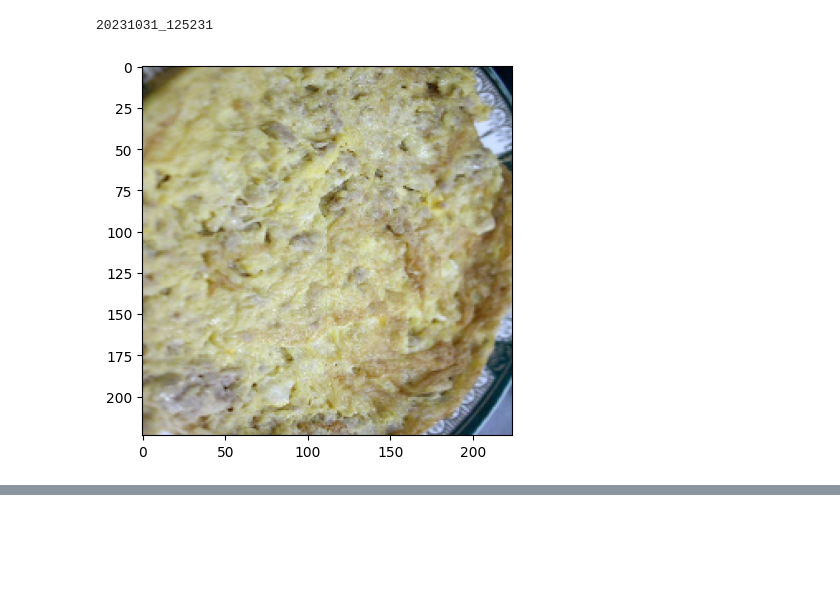
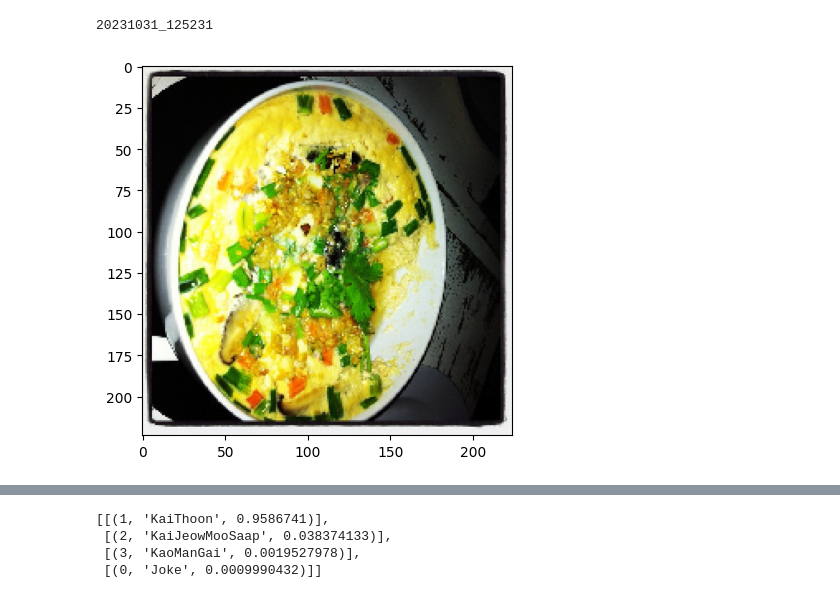
Before and after one commit to gnapat/CNN_Imageclassified, a Jupyter notebook: presentation.ipynb, the cells around one changed output, grey strips where cells are left out. Cells and saved outputs as stored; diff of their text form; code cells hidden in the pictures; blank space fills up the shorter version.

```diff
--- a/presentation.ipynb
+++ b/presentation.ipynb
@@ -462,6 +462,10 @@ def mo_imagenet_decode_predictions( preds, top=5 ):
 
     return CLASS_INDEX, results
 # %%
-plt.imshow(tf.keras.preprocessing.image.array_to_img(X_test[99])); plt.show()
+plt.imshow(tf.keras.preprocessing.image.array_to_img(X_test[599])); plt.show()
+img_preprocess1 = np.expand_dims(x_test_[599],axis=0)
+pred = model.predict(img_preprocess1)
+his,result = mo_imagenet_decode_predictions(pred)
+result
 # %% [output]
-[figure, old version]
+[figure, new version]
@@ -468 +473,5 @@ plt.imshow(tf.keras.preprocessing.image.array_to_img(X_test[99])); plt.show()
+[[(1, 'KaiThoon', 0.9586741)],
+ [(2, 'KaiJeowMooSaap', 0.038374133)],
+ [(3, 'KaoManGai', 0.0019527978)],
+ [(0, 'Joke', 0.0009990432)]]
 # %%
```
Also changed, not shown: parts of 3 cells of this notebook.
